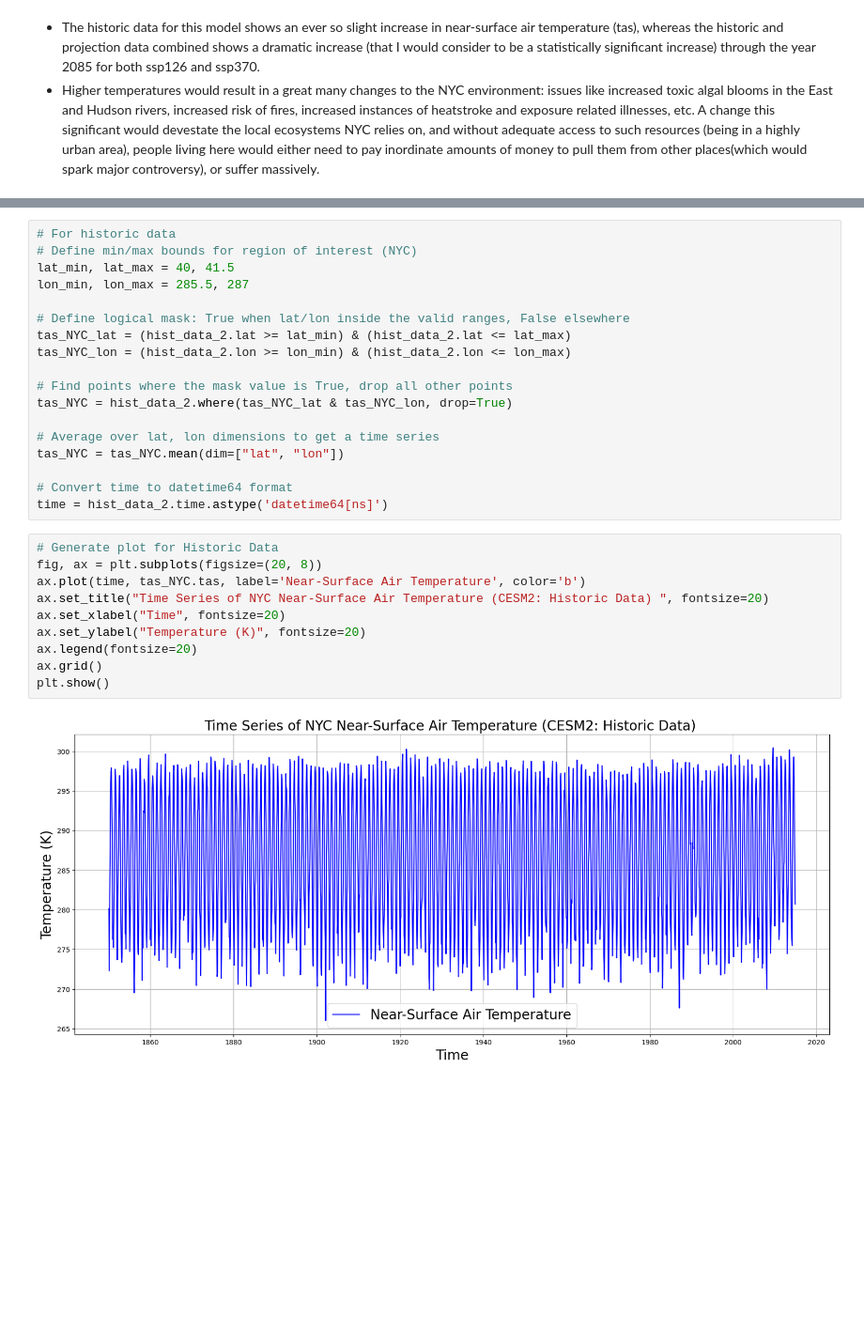
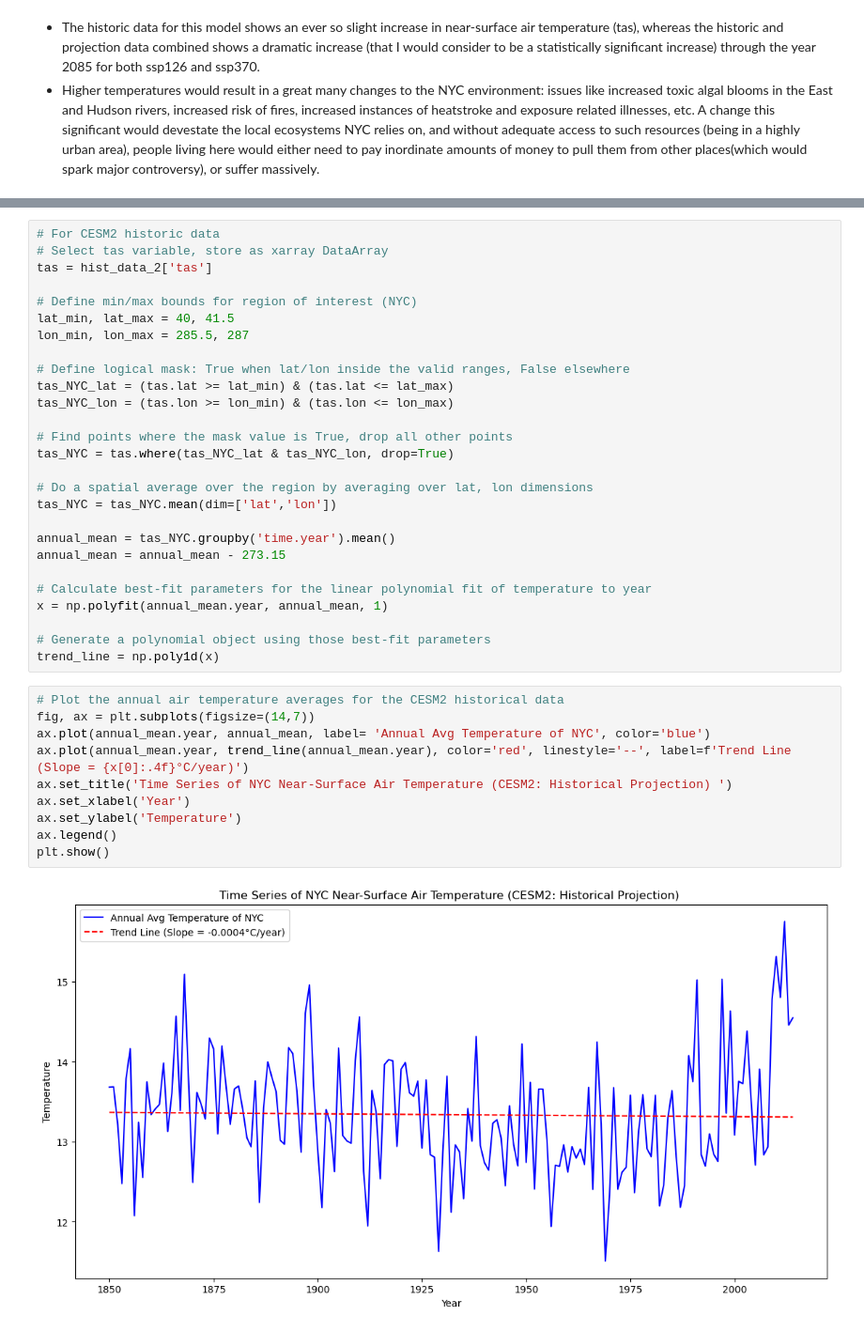
Before and after one commit to madisonenda/Time-Series-Plots, a Jupyter notebook: EDS296-HW1-Enda.ipynb, the cells around one changed output, grey strips where cells are left out. Shown: that part at 94% size. Saved outputs shown, nothing was run; the diff lists cells and outputs as text; blank space fills up the shorter version.

```diff
--- a/EDS296-HW1-Enda.ipynb
+++ b/EDS296-HW1-Enda.ipynb
@@ -226,30 +255,39 @@ plt.show()
 # %%
-# For historic data
+# For CESM2 historic data
+# Select tas variable, store as xarray DataArray
+tas = hist_data_2['tas']
+
 # Define min/max bounds for region of interest (NYC)
 lat_min, lat_max = 40, 41.5
 lon_min, lon_max = 285.5, 287
 
 # Define logical mask: True when lat/lon inside the valid ranges, False elsewhere
-tas_NYC_lat = (hist_data_2.lat >= lat_min) & (hist_data_2.lat <= lat_max)
-tas_NYC_lon = (hist_data_2.lon >= lon_min) & (hist_data_2.lon <= lon_max)
+tas_NYC_lat = (tas.lat >= lat_min) & (tas.lat <= lat_max)
+tas_NYC_lon = (tas.lon >= lon_min) & (tas.lon <= lon_max)
 
 # Find points where the mask value is True, drop all other points
-tas_NYC = hist_data_2.where(tas_NYC_lat & tas_NYC_lon, drop=True)
+tas_NYC = tas.where(tas_NYC_lat & tas_NYC_lon, drop=True)
 
-# Average over lat, lon dimensions to get a time series
-tas_NYC = tas_NYC.mean(dim=["lat", "lon"])
+# Do a spatial average over the region by averaging over lat, lon dimensions
+tas_NYC = tas_NYC.mean(dim=['lat','lon'])
 
-# Convert time to datetime64 format
-time = hist_data_2.time.astype('datetime64[ns]')
+annual_mean = tas_NYC.groupby('time.year').mean()
+annual_mean = annual_mean - 273.15
+
+# Calculate best-fit parameters for the linear polynomial fit of temperature to year
+x = np.polyfit(annual_mean.year, annual_mean, 1)
+
+# Generate a polynomial object using those best-fit parameters
+trend_line = np.poly1d(x)
 # %%
-# Generate plot for Historic Data
-fig, ax = plt.subplots(figsize=(20, 8))
-ax.plot(time, tas_NYC.tas, label='Near-Surface Air Temperature', color='b')
-ax.set_title("Time Series of NYC Near-Surface Air Temperature (CESM2: Historic Data) ", fontsize=20)
-ax.set_xlabel("Time", fontsize=20)
-ax.set_ylabel("Temperature (K)", fontsize=20)
-ax.legend(fontsize=20)
-ax.grid()
+# Plot the annual air temperature averages for the CESM2 historical data
+fig, ax = plt.subplots(figsize=(14,7))
+ax.plot(annual_mean.year, annual_mean, label= 'Annual Avg Temperature of NYC', color='blue')
+ax.plot(annual_mean.year, trend_line(annual_mean.year), color='red', linestyle='--', label=f'Trend Line (Slope = {x[0]:.4f}°C/year)')
+ax.set_title('Time Series of NYC Near-Surface Air Temperature (CESM2: Historical Projection) ')
+ax.set_xlabel('Year')
+ax.set_ylabel('Temperature')
+ax.legend()
 plt.show()
 # %% [output]
-[figure, old version]
+[figure, new version]
```
Also changed, not shown: parts of 28 cells of this notebook.
